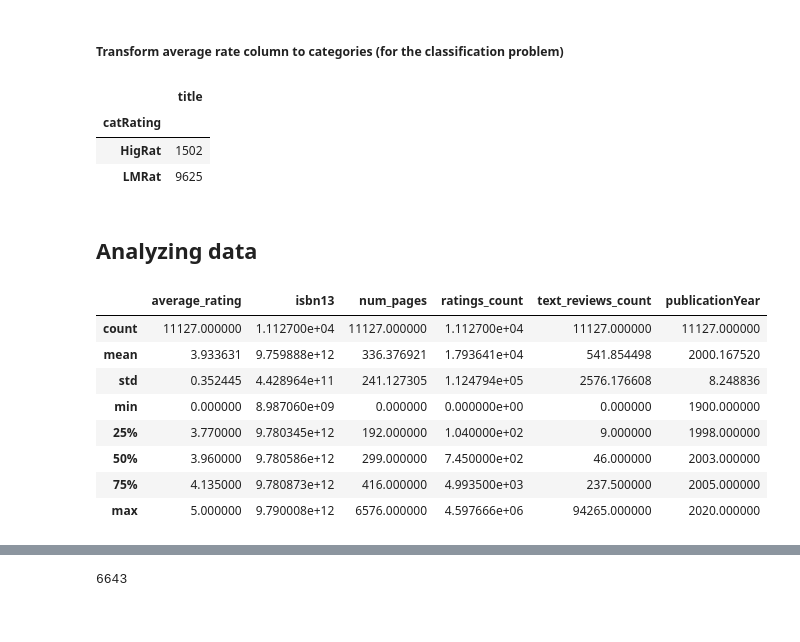
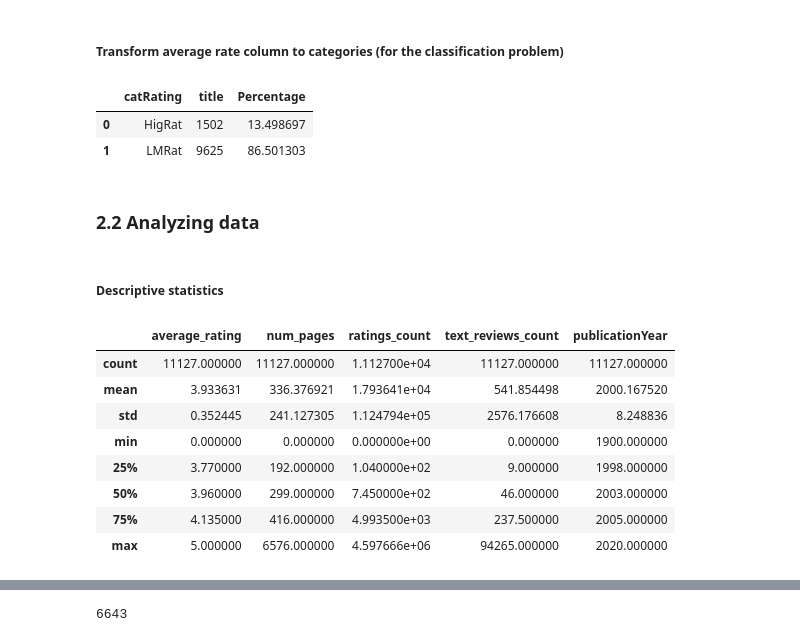
Before and after one commit to ma23dsti/PythonMLProj, a Jupyter notebook: Src/Project1Code.ipynb, the cells around one changed output, grey strips where cells are left out. Drawn from its saved outputs; the diff is of its cells as text; code cells hidden in the pictures.

```diff
--- a/Src/Project1Code.ipynb
+++ b/Src/Project1Code.ipynb
@@ -236,6 +236,8 @@ df['publication_date']=pd.to_datetime(df['publication_date'],format='%m/%d/%Y')
 #create a new variable with the publication date to analize it later
 df['publicationYear'] = pd.DatetimeIndex(df['publication_date']).year
 # %%
+#Check isbn13 as object since it is an ID
+df['isbn13']=df['isbn13'].astype('object')
 #Check of the types after transformation
 df.dtypes
 # %% [output]
@@ -304,30 +306,34 @@ df[['language_code_grouped','title']].groupby('language_code_grouped').count()
 # %%
 def f(row):
     if row['average_rating'] >= 4.25:
         val = 'HigRat'
     else:
         val = 'LMRat'
     return val
 
 df['catRating'] = df.apply(f, axis=1)
 
-df[['catRating','title']].groupby('catRating').count()
+#check the proportion
+percentage = df.groupby('catRating')['title'].count().reset_index()
+percentage['Percentage'] = 100 * percentage['title']  / percentage['title'].sum()
+percentage
 # %% [output]
-|  | title |
-| catRating |  |
-| HigRat | 1502 |
-| LMRat | 9625 |
+|  | catRating | title | Percentage |
+| 0 | HigRat | 1502 | 13.498697 |
+| 1 | LMRat | 9625 | 86.501303 |
 # %% [markdown]
-## Analyzing data
+### 2.2 Analyzing data
+# %% [markdown]
+##### Descriptive statistics
 # %%
 df.select_dtypes(["float64","int64","int32"]).describe()
 # %% [output]
-|  | average_rating | isbn13 | num_pages | ratings_count | text_reviews_count | publicationYear |
-| count | 11127.000000 | 1.112700e+04 | 11127.000000 | 1.112700e+04 | 11127.000000 | 11127.000000 |
-| mean | 3.933631 | 9.759888e+12 | 336.376921 | 1.793641e+04 | 541.854498 | 2000.167520 |
-| std | 0.352445 | 4.428964e+11 | 241.127305 | 1.124794e+05 | 2576.176608 | 8.248836 |
-| min | 0.000000 | 8.987060e+09 | 0.000000 | 0.000000e+00 | 0.000000 | 1900.000000 |
-| 25% | 3.770000 | 9.780345e+12 | 192.000000 | 1.040000e+02 | 9.000000 | 1998.000000 |
-| 50% | 3.960000 | 9.780586e+12 | 299.000000 | 7.450000e+02 | 46.000000 | 2003.000000 |
-| 75% | 4.135000 | 9.780873e+12 | 416.000000 | 4.993500e+03 | 237.500000 | 2005.000000 |
-| max | 5.000000 | 9.790008e+12 | 6576.000000 | 4.597666e+06 | 94265.000000 | 2020.000000 |
+|  | average_rating | num_pages | ratings_count | text_reviews_count | publicationYear |
+| count | 11127.000000 | 11127.000000 | 1.112700e+04 | 11127.000000 | 11127.000000 |
+| mean | 3.933631 | 336.376921 | 1.793641e+04 | 541.854498 | 2000.167520 |
+| std | 0.352445 | 241.127305 | 1.124794e+05 | 2576.176608 | 8.248836 |
+| min | 0.000000 | 0.000000 | 0.000000e+00 | 0.000000 | 1900.000000 |
+| 25% | 3.770000 | 192.000000 | 1.040000e+02 | 9.000000 | 1998.000000 |
+| 50% | 3.960000 | 299.000000 | 7.450000e+02 | 46.000000 | 2003.000000 |
+| 75% | 4.135000 | 416.000000 | 4.993500e+03 | 237.500000 | 2005.000000 |
+| max | 5.000000 | 6576.000000 | 4.597666e+06 | 94265.000000 | 2020.000000 |
```
Also changed, not shown: parts of 95 cells of this notebook, 1 other file.
